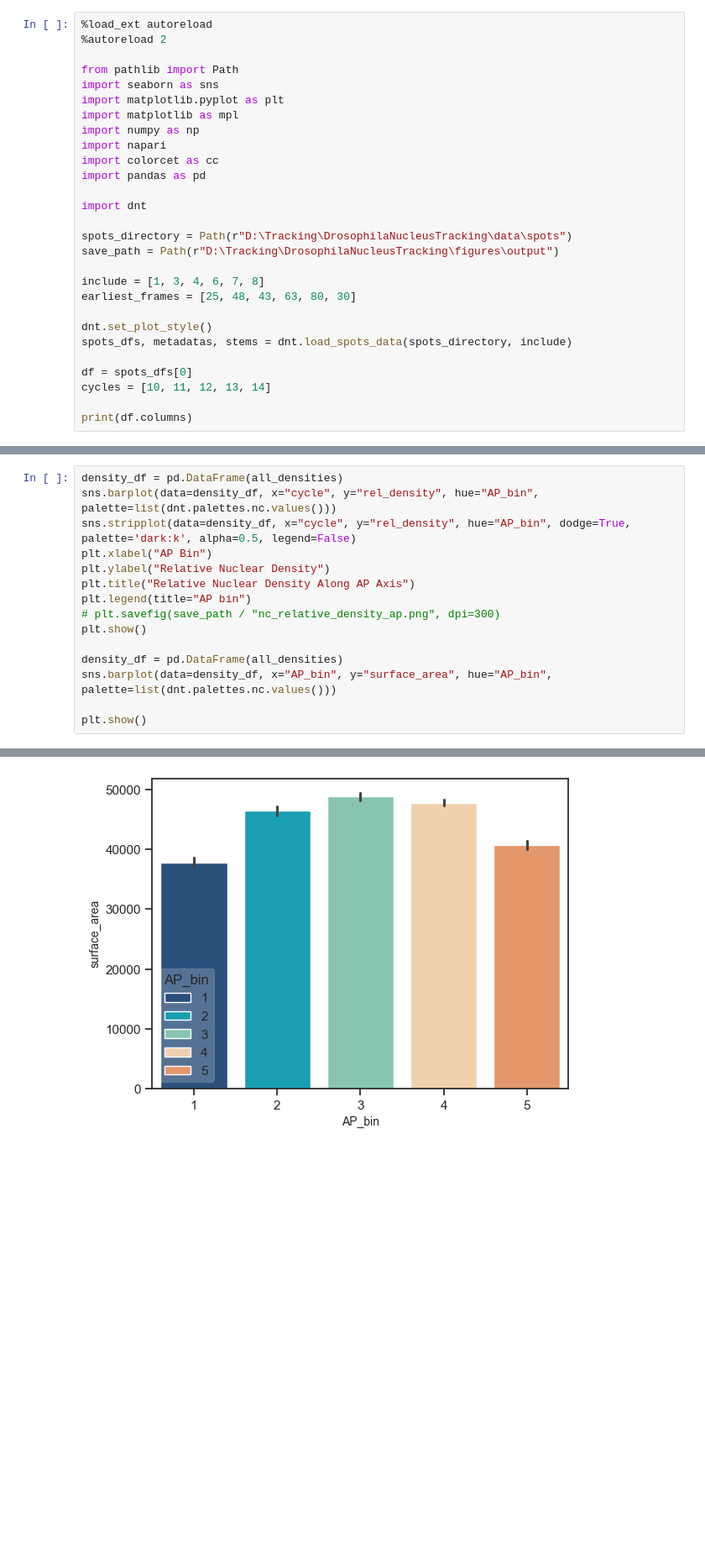
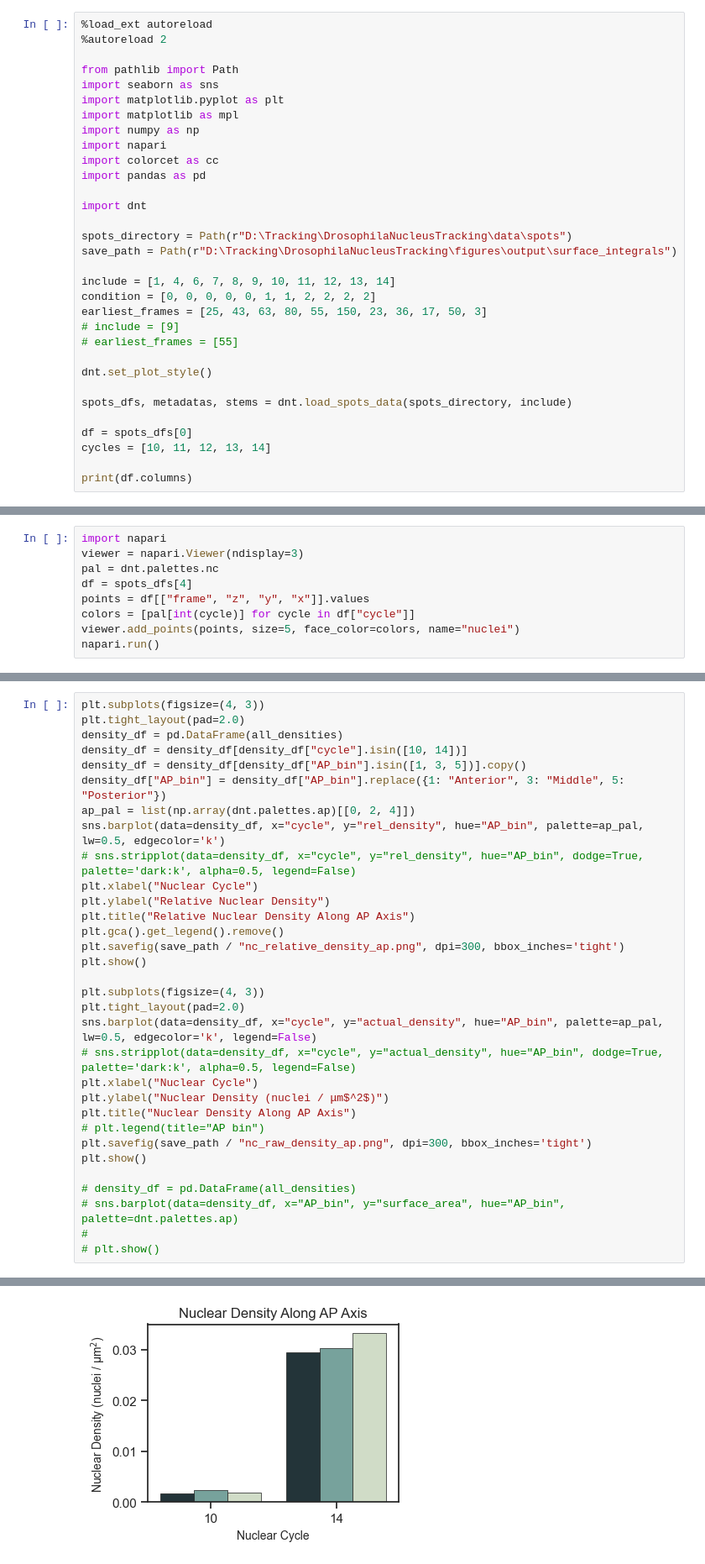
Before and after one commit to Harrison-Oatman/DrosophilaNucleusTracking, a Jupyter notebook: figures/surface_integrals.ipynb, the cells around one changed output, grey strips where cells are left out. Shown at 84% size. Cells and saved outputs as stored; diff of their text form; blank space fills up the shorter version.

```diff
--- a/figures/surface_integrals.ipynb
+++ b/figures/surface_integrals.ipynb
@@ -14,12 +14,16 @@ import pandas as pd
 import dnt
 
 spots_directory = Path(r"D:\Tracking\DrosophilaNucleusTracking\data\spots")
-save_path = Path(r"D:\Tracking\DrosophilaNucleusTracking\figures\output")
+save_path = Path(r"D:\Tracking\DrosophilaNucleusTracking\figures\output\surface_integrals")
 
-include = [1, 3, 4, 6, 7, 8]
-earliest_frames = [25, 48, 43, 63, 80, 30]
+include = [1, 4, 6, 7, 8, 9, 10, 11, 12, 13, 14]
+condition = [0, 0, 0, 0, 0, 1, 1, 2, 2, 2, 2]
+earliest_frames = [25, 43, 63, 80, 55, 150, 23, 36, 17, 50, 3]
+# include = [9]
+# earliest_frames = [55]
 
 dnt.set_plot_style()
+
 spots_dfs, metadatas, stems = dnt.load_spots_data(spots_directory, include)
 
 df = spots_dfs[0]
@@ -42,3 +69,12 @@ Index(['time_since_nc11', 'z', 'y', 'x', 'AP', 'theta', 'area', 'radius',
+# %%
+import napari
+viewer = napari.Viewer(ndisplay=3)
+pal = dnt.palettes.nc
+df = spots_dfs[4]
+points = df[["frame", "z", "y", "x"]].values
+colors = [pal[int(cycle)] for cycle in df["cycle"]]
+viewer.add_points(points, size=5, face_color=colors, name="nuclei")
+napari.run()
 # %%
 import dnt
 import pandas as pd
@@ -91,16 +305,33 @@ for k in range(6):
 # %%
+plt.subplots(figsize=(4, 3))
+plt.tight_layout(pad=2.0)
 density_df = pd.DataFrame(all_densities)
-sns.barplot(data=density_df, x="cycle", y="rel_density", hue="AP_bin", palette=list(dnt.palettes.nc.values()))
-sns.stripplot(data=density_df, x="cycle", y="rel_density", hue="AP_bin", dodge=True, palette='dark:k', alpha=0.5, legend=False)
-plt.xlabel("AP Bin")
+density_df = density_df[density_df["cycle"].isin([10, 14])]
+density_df = density_df[density_df["AP_bin"].isin([1, 3, 5])].copy()
+density_df["AP_bin"] = density_df["AP_bin"].replace({1: "Anterior", 3: "Middle", 5: "Posterior"})
+ap_pal = list(np.array(dnt.palettes.ap)[[0, 2, 4]])
+sns.barplot(data=density_df, x="cycle", y="rel_density", hue="AP_bin", palette=ap_pal, lw=0.5, edgecolor='k')
+# sns.stripplot(data=density_df, x="cycle", y="rel_density", hue="AP_bin", dodge=True, palette='dark:k', alpha=0.5, legend=False)
+plt.xlabel("Nuclear Cycle")
 plt.ylabel("Relative Nuclear Density")
 plt.title("Relative Nuclear Density Along AP Axis")
-plt.legend(title="AP bin")
-# plt.savefig(save_path / "nc_relative_density_ap.png", dpi=300)
+plt.gca().get_legend().remove()
+plt.savefig(save_path / "nc_relative_density_ap.png", dpi=300, bbox_inches='tight')
 plt.show()
 
-density_df = pd.DataFrame(all_densities)
-sns.barplot(data=density_df, x="AP_bin", y="surface_area", hue="AP_bin", palette=list(dnt.palettes.nc.values()))
+plt.subplots(figsize=(4, 3))
+plt.tight_layout(pad=2.0)
+sns.barplot(data=density_df, x="cycle", y="actual_density", hue="AP_bin", palette=ap_pal, lw=0.5, edgecolor='k', legend=False)
+# sns.stripplot(data=density_df, x="cycle", y="actual_density", hue="AP_bin", dodge=True, palette='dark:k', alpha=0.5, legend=False)
+plt.xlabel("Nuclear Cycle")
+plt.ylabel("Nuclear Density (nuclei / μm$^2$)")
+plt.title("Nuclear Density Along AP Axis")
+# plt.legend(title="AP bin")
+plt.savefig(save_path / "nc_raw_density_ap.png", dpi=300, bbox_inches='tight')
+plt.show()
 
-plt.show()
+# density_df = pd.DataFrame(all_densities)
+# sns.barplot(data=density_df, x="AP_bin", y="surface_area", hue="AP_bin", palette=dnt.palettes.ap)
+#
+# plt.show()
 # %% [output]
@@ -108 +339 @@ plt.show()
-[figure, old version]
+[figure, new version]
```
Also changed, not shown: parts of 21 cells of this notebook, 18 other files.
